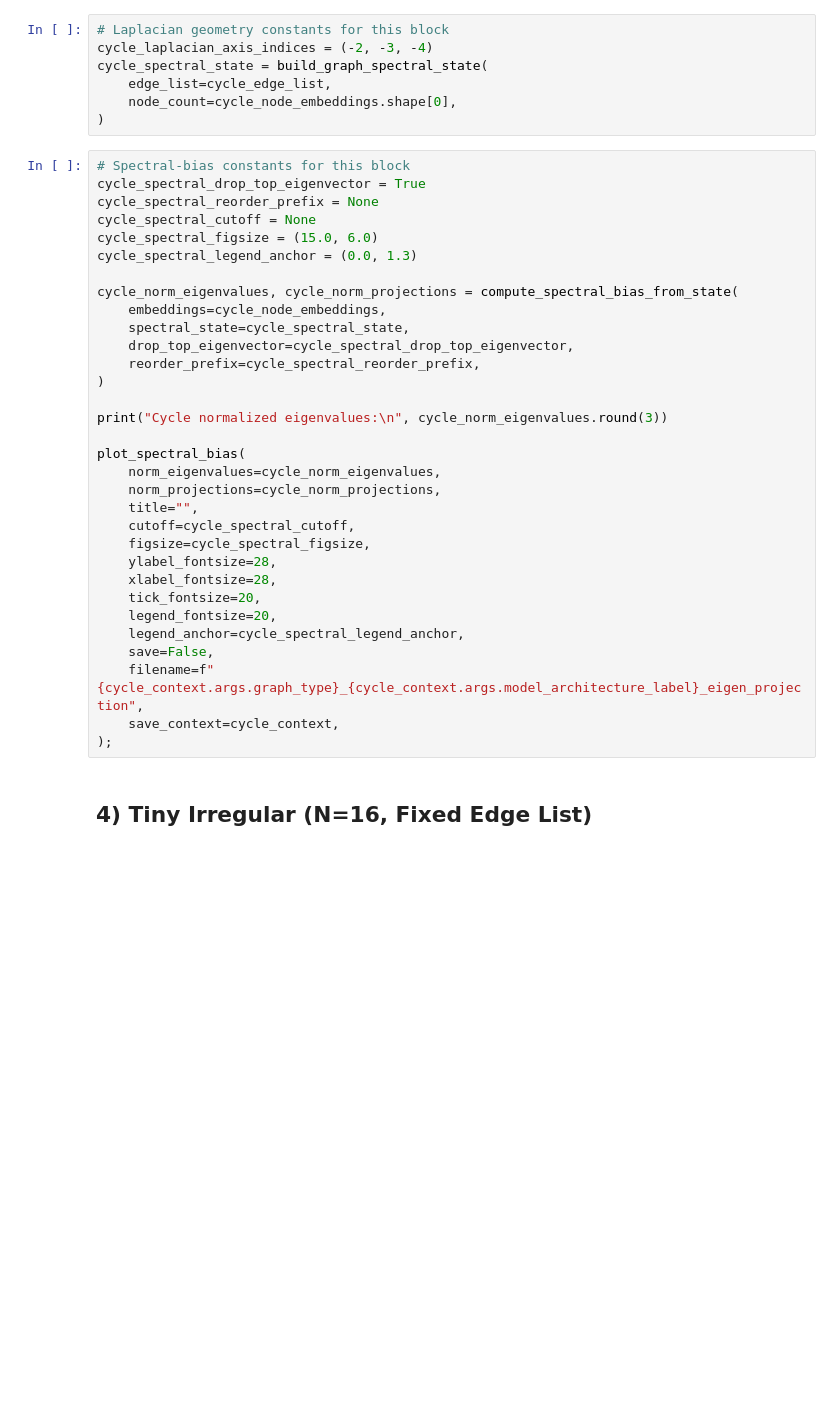
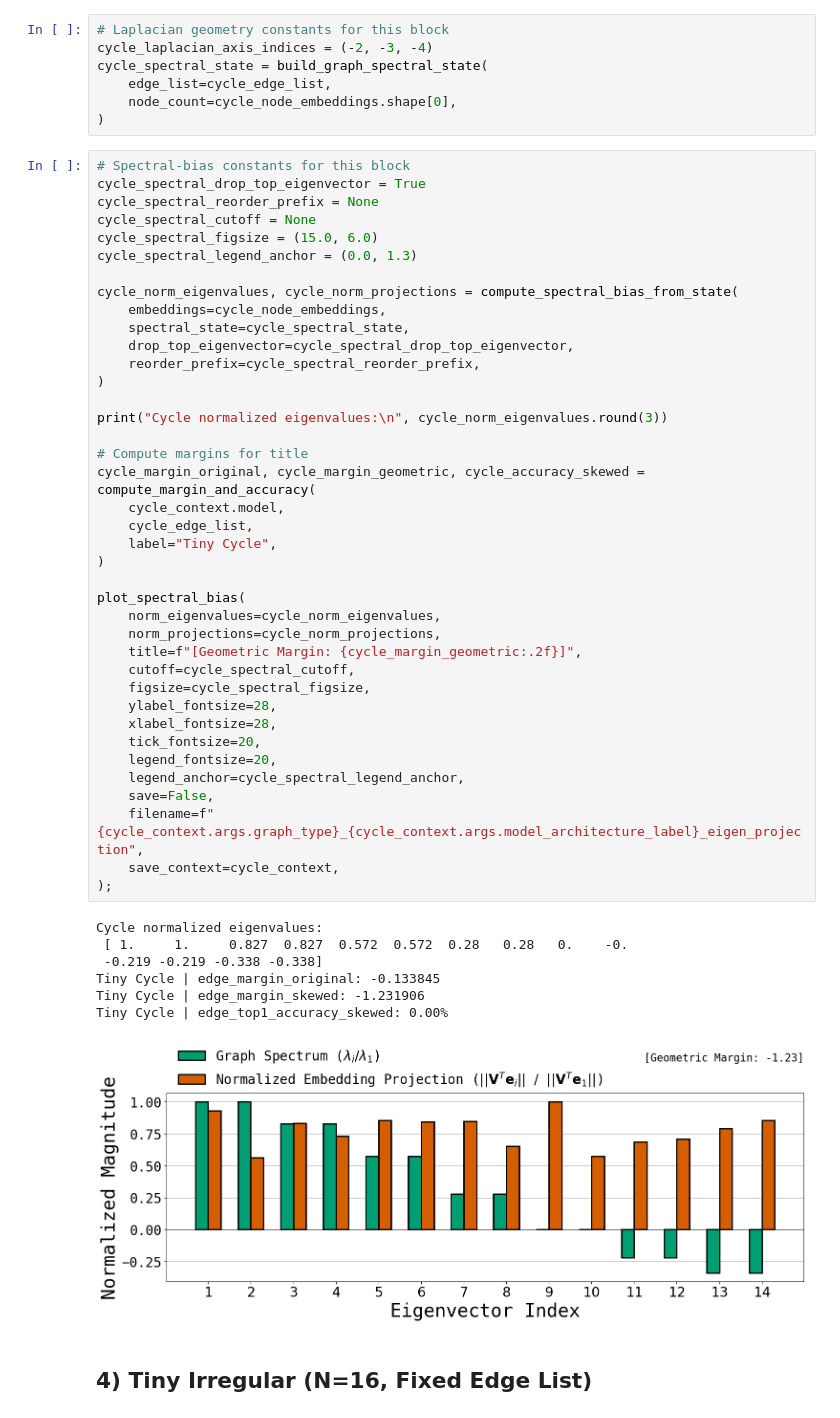
Before and after one commit to Shahriarnz14/Geometric_Memory, a Jupyter notebook: tiny_graphs_notebooks/experiment_notebooks_self_edges/tiny_associative.ipynb, the cells around one changed output. Cells and saved outputs as stored; diff of their text form; blank space fills up the shorter version.

```diff
--- a/tiny_graphs_notebooks/experiment_notebooks_self_edges/tiny_associative.ipynb
+++ b/tiny_graphs_notebooks/experiment_notebooks_self_edges/tiny_associative.ipynb
@@ -692,34 +887,49 @@ cycle_spectral_state = build_graph_spectral_state(
 # Spectral-bias constants for this block
 cycle_spectral_drop_top_eigenvector = True
 cycle_spectral_reorder_prefix = None
 cycle_spectral_cutoff = None
 cycle_spectral_figsize = (15.0, 6.0)
 cycle_spectral_legend_anchor = (0.0, 1.3)
 
 cycle_norm_eigenvalues, cycle_norm_projections = compute_spectral_bias_from_state(
     embeddings=cycle_node_embeddings,
     spectral_state=cycle_spectral_state,
     drop_top_eigenvector=cycle_spectral_drop_top_eigenvector,
     reorder_prefix=cycle_spectral_reorder_prefix,
 )
 
 print("Cycle normalized eigenvalues:\n", cycle_norm_eigenvalues.round(3))
 
+# Compute margins for title
+cycle_margin_original, cycle_margin_geometric, cycle_accuracy_skewed = compute_margin_and_accuracy(
+    cycle_context.model,
+    cycle_edge_list,
+    label="Tiny Cycle",
+)
+
 plot_spectral_bias(
     norm_eigenvalues=cycle_norm_eigenvalues,
     norm_projections=cycle_norm_projections,
-    title="",
+    title=f"[Geometric Margin: {cycle_margin_geometric:.2f}]",
     cutoff=cycle_spectral_cutoff,
     figsize=cycle_spectral_figsize,
     ylabel_fontsize=28,
     xlabel_fontsize=28,
     tick_fontsize=20,
     legend_fontsize=20,
     legend_anchor=cycle_spectral_legend_anchor,
     save=False,
     filename=f"{cycle_context.args.graph_type}_{cycle_context.args.model_architecture_label}_eigen_projection",
     save_context=cycle_context,
 );
+# %% [output]
+Cycle normalized eigenvalues:
+ [ 1.     1.     0.827  0.827  0.572  0.572  0.28   0.28   0.    -0.
+ -0.219 -0.219 -0.338 -0.338]
+Tiny Cycle | edge_margin_original: -0.133845
+Tiny Cycle | edge_margin_skewed: -1.231906
+Tiny Cycle | edge_top1_accuracy_skewed: 0.00%
+[figure, added]
 # %% [markdown]
 ## 4) Tiny Irregular (N=16, Fixed Edge List)
 # %%
```
Also changed, not shown: parts of 31 cells of this notebook.
